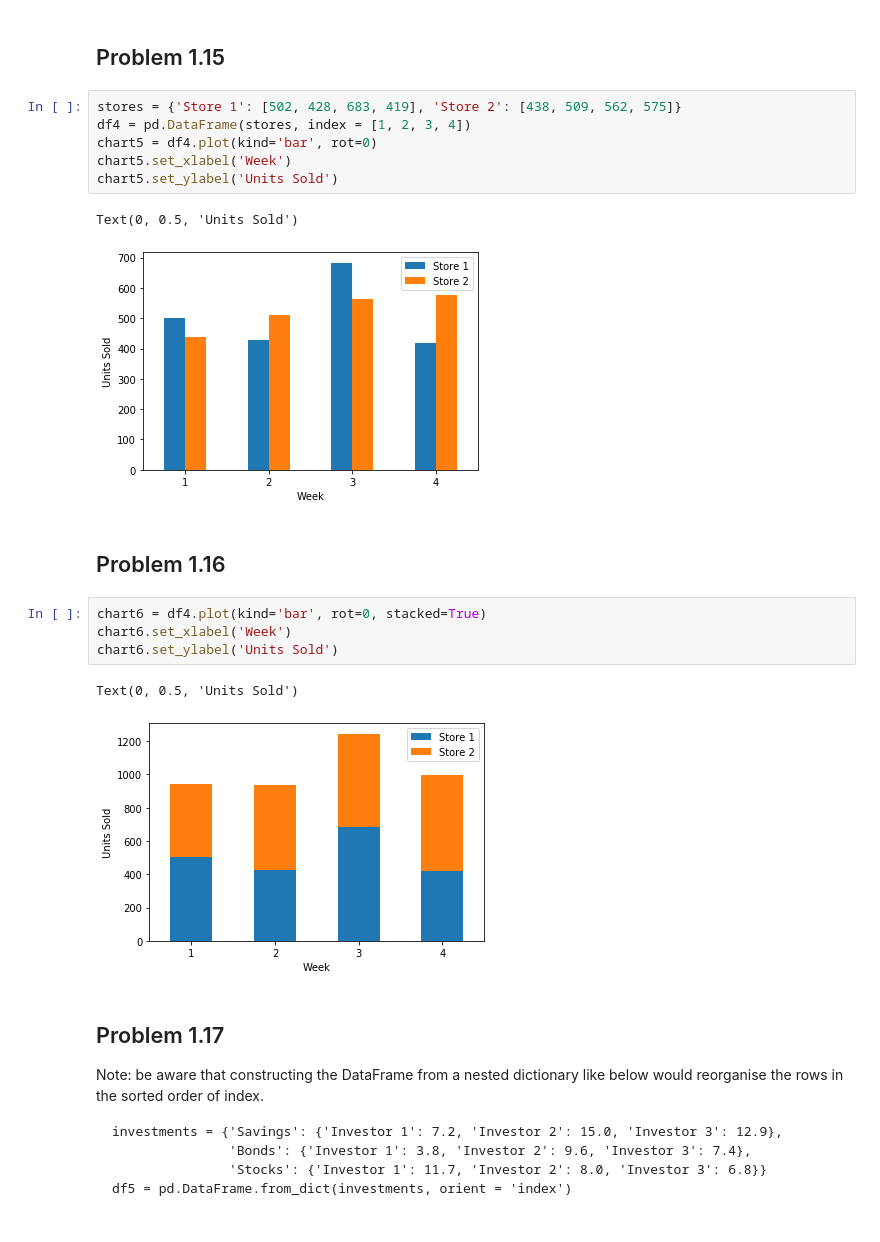
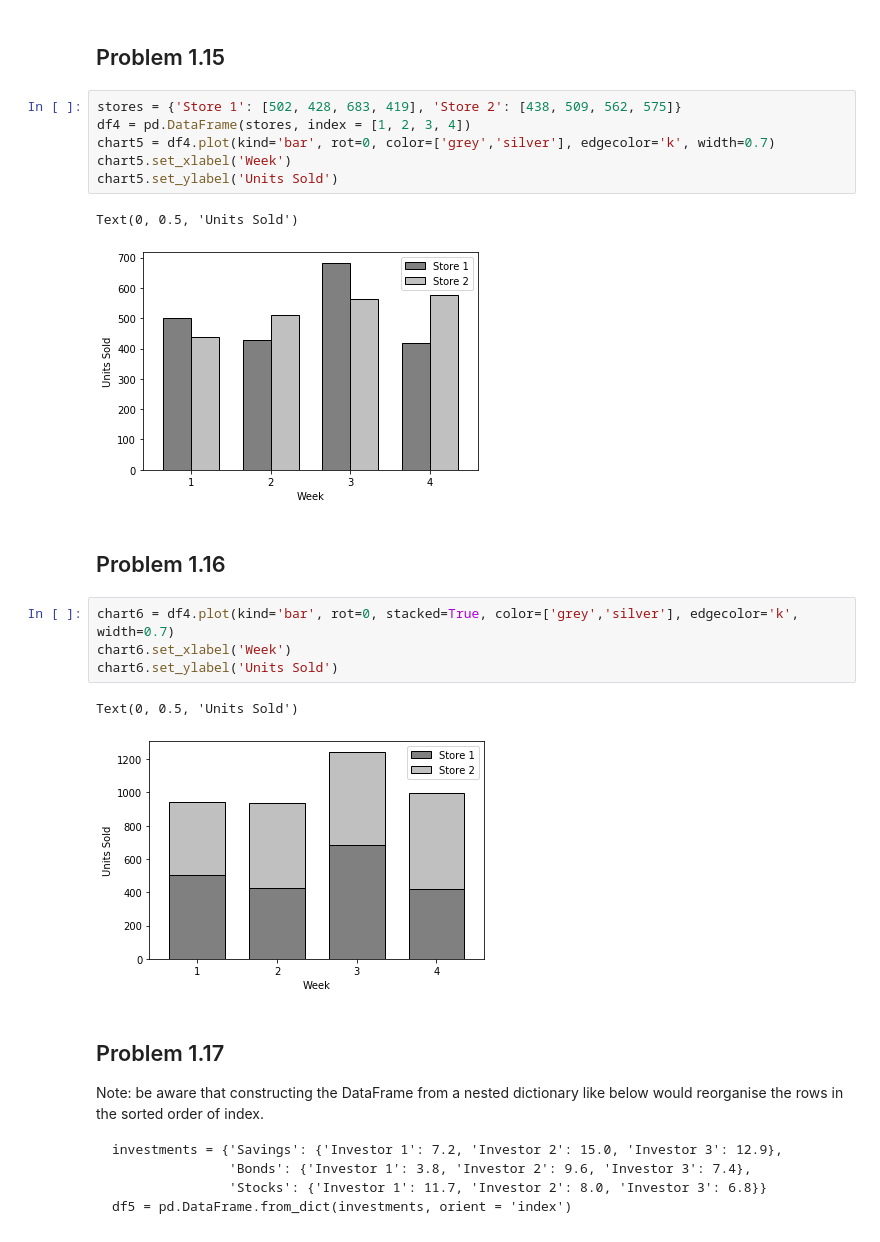
Before and after one commit to paulaonea/python-humongous-book-of-statistics, a Jupyter notebook: Chapter 1 - Displaying Descriptive Statistics.ipynb, the cells around one changed output. Drawn from its saved outputs; the diff is of its cells as text.

```diff
--- a/Chapter 1 - Displaying Descriptive Statistics.ipynb
+++ b/Chapter 1 - Displaying Descriptive Statistics.ipynb
@@ -217,21 +217,21 @@ Text(0, 0.5, '2008 Wins')
 # %%
 stores = {'Store 1': [502, 428, 683, 419], 'Store 2': [438, 509, 562, 575]}
 df4 = pd.DataFrame(stores, index = [1, 2, 3, 4])
-chart5 = df4.plot(kind='bar', rot=0)
+chart5 = df4.plot(kind='bar', rot=0, color=['grey','silver'], edgecolor='k', width=0.7)
 chart5.set_xlabel('Week')
 chart5.set_ylabel('Units Sold')
 # %% [output]
 Text(0, 0.5, 'Units Sold')
-[figure, old version]
+[figure, new version]
 # %% [markdown]
 ## Problem 1.16
 # %%
-chart6 = df4.plot(kind='bar', rot=0, stacked=True)
+chart6 = df4.plot(kind='bar', rot=0, stacked=True, color=['grey','silver'], edgecolor='k', width=0.7)
 chart6.set_xlabel('Week')
 chart6.set_ylabel('Units Sold')
 # %% [output]
 Text(0, 0.5, 'Units Sold')
-[figure, old version]
+[figure, new version]
 # %% [markdown]
 ## Problem 1.17
 
```
Also changed, not shown: parts of 22 cells of this notebook.
